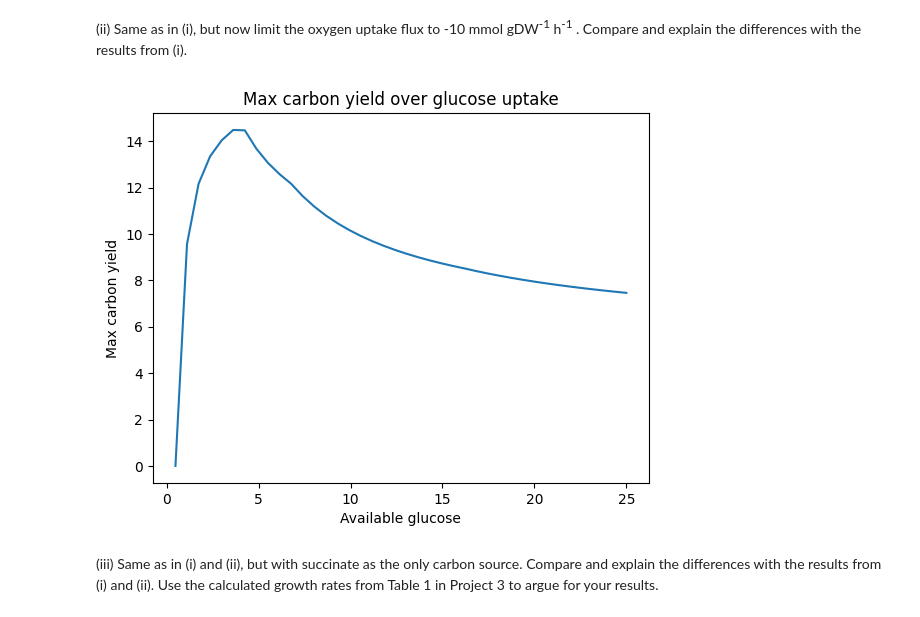
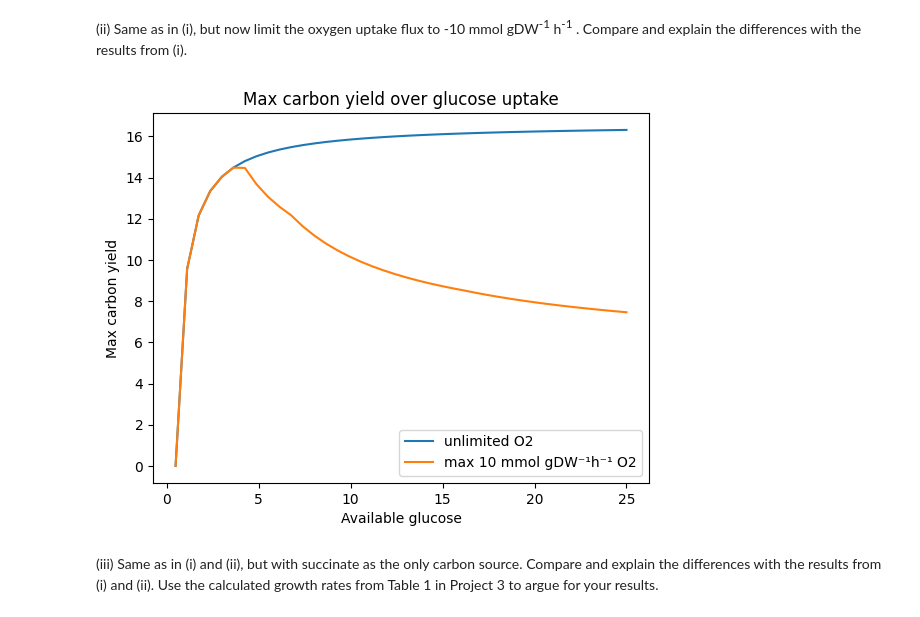
Before and after one commit to mkl061/TBT4165, a Jupyter notebook: project4/project_4.ipynb, the cells around one changed output. Drawn from its saved outputs; the diff is of its cells as text; code cells hidden in the pictures.

```diff
--- a/project4/project_4.ipynb
+++ b/project4/project_4.ipynb
@@ -78,9 +63,15 @@ prod_env = production_envelope(ecoli_model, ["EX_glc__D_e"], carbon_sources="EX_
 # %% [markdown]
 (ii) Same as in (i), but now limit the oxygen uptake flux to -10 mmol gDW<sup>-1</sup> h<sup>-1</sup> . Compare and explain the differences with the results from (i).
-# %%
-foo(ecoli_model, -10, 0, "EX_glc__D_e", -25, 0)
-#ecoli_model.reactions.get_by_id("EX_o2_e").lower_bound = -10
-# %% [output]
-[figure, removed]
+# %%
+fig, ax = plt.subplots()
+high_O2_glu = foo(ecoli_model, -1000, 0, "EX_glc__D_e", -25, 0)
+Low_O2_glu = foo(ecoli_model, -10, 0, "EX_glc__D_e", -25, 0)
+ax.set_title(f"Max carbon yield over glucose uptake")
+ax.set_xlabel(f"Available glucose")
+ax.set_ylabel("Max carbon yield")
+plt.legend(["unlimited O2", "max 10 mmol gDW\u207B\u00B9h\u207B\u00B9 O2"])
+plt.show()
+# %% [output]
+[figure, added]
 # %% [markdown]
 (iii) Same as in (i) and (ii), but with succinate as the only carbon source. Compare and explain the differences with the results from (i) and (ii). Use the calculated growth rates from Table 1 in Project 3 to argue for your results.
```
Also changed, not shown: parts of 17 cells of this notebook, 1 other file.
